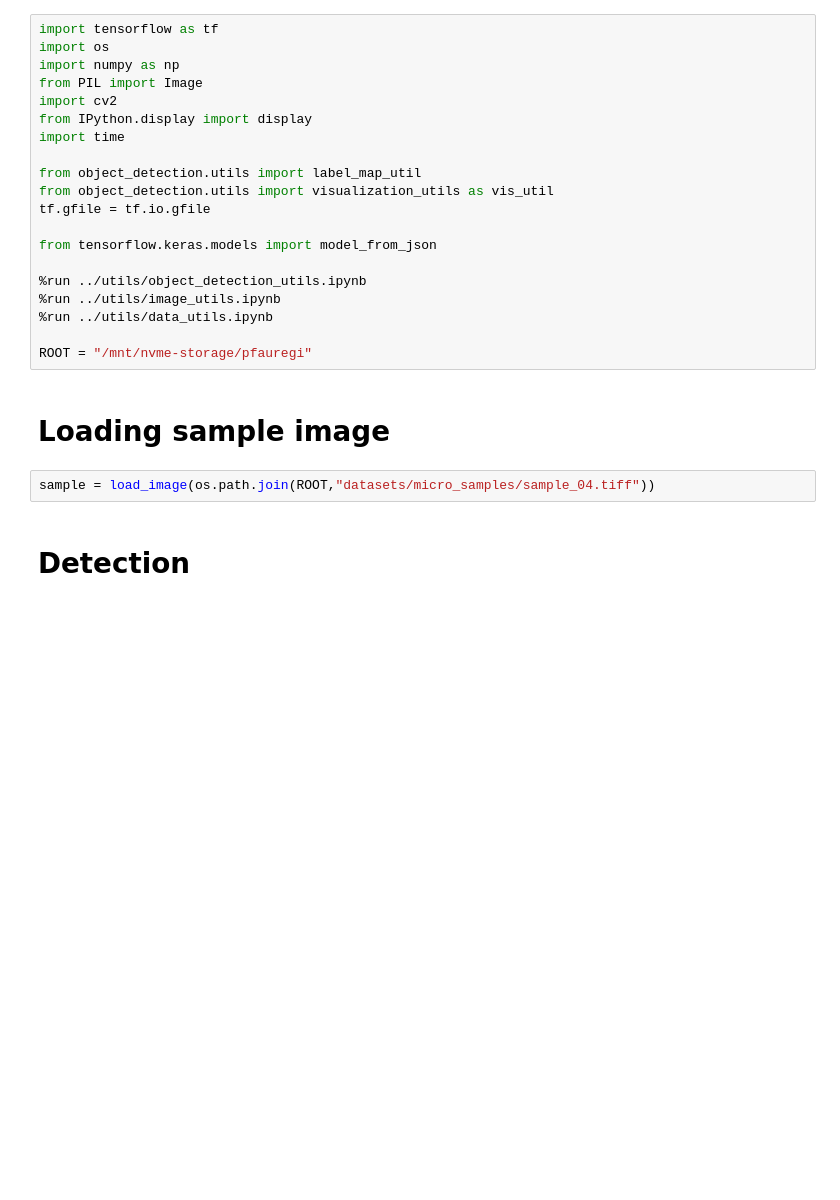
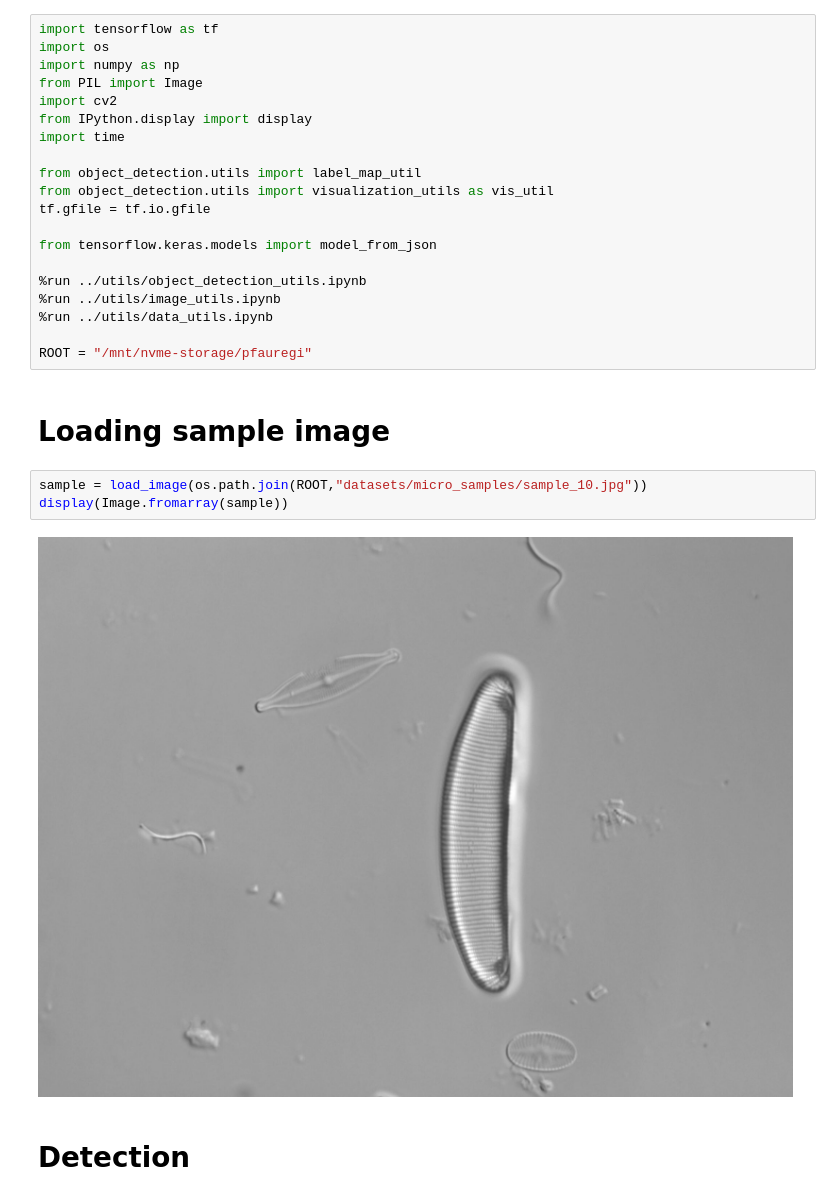
Before and after one commit to xuewengeophysics/Super-Diatom-Classifier, a Jupyter notebook: diatom_classification/global_pipeline/pipeline.ipynb, the cells around one changed output. Cells and saved outputs as stored; diff of their text form; blank space fills up the shorter version.

```diff
--- a/diatom_classification/global_pipeline/pipeline.ipynb
+++ b/diatom_classification/global_pipeline/pipeline.ipynb
@@ -21,7 +21,10 @@ ROOT = "/mnt/nvme-storage/pfauregi"
 # %% [markdown]
 # Loading sample image
 # %%
-sample = load_image(os.path.join(ROOT,"datasets/micro_samples/sample_04.tiff"))
+sample = load_image(os.path.join(ROOT,"datasets/micro_samples/sample_10.jpg"))
+display(Image.fromarray(sample))
+# %% [output]
+[figure, added]
 # %% [markdown]
 # Detection
 # %%
```
Also changed, not shown: parts of 5 cells of this notebook, 1 other file.
